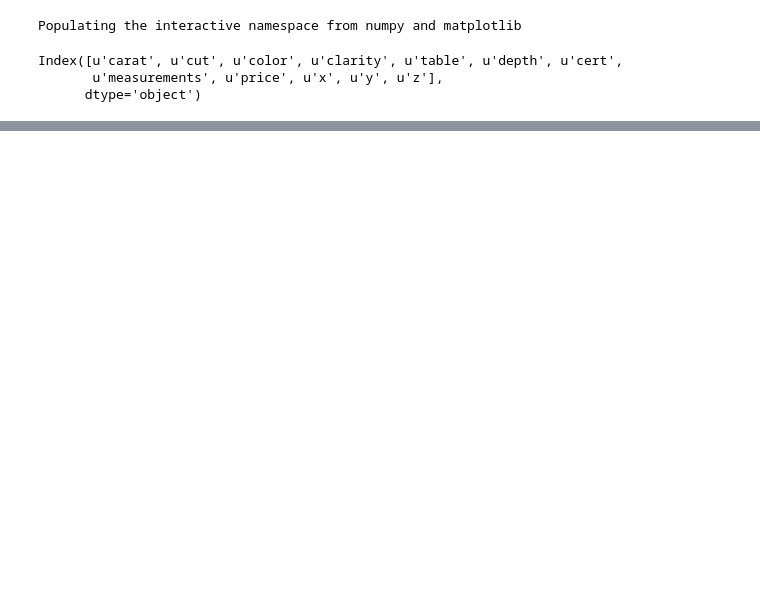
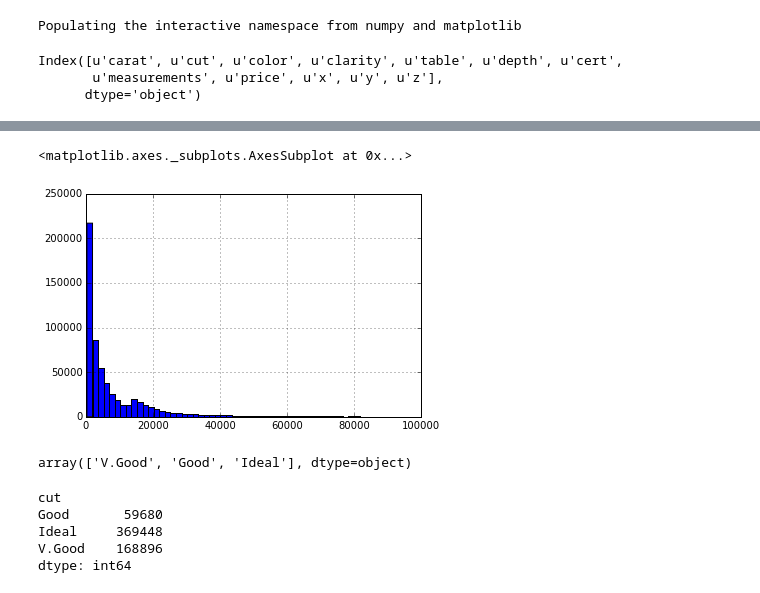
Before and after one commit to RawIron/data-hacks, a Jupyter notebook: ud651_6.ipynb, the cells around one changed output, grey strips where cells are left out. Saved outputs shown, nothing was run; the diff lists cells and outputs as text; code cells hidden in the pictures; blank space fills up the shorter version.

```diff
--- a/ud651_6.ipynb
+++ b/ud651_6.ipynb
@@ -19,0 +20,18 @@ df['carat'].hist(bins=100)
+# %%
+df['price'].hist(bins=60)
+# %% [output]
+<matplotlib.axes._subplots.AxesSubplot at 0x...>
+[figure, added]
+# %%
+cut_categories = df['cut'].unique()
+cut_categories
+# %% [output]
+array(['V.Good', 'Good', 'Ideal'], dtype=object)
+# %%
+df.groupby('cut').size()
+# %% [output]
+cut
+Good       59680
+Ideal     369448
+V.Good    168896
+dtype: int64
```
Also changed, not shown: parts of 5 cells of this notebook.
